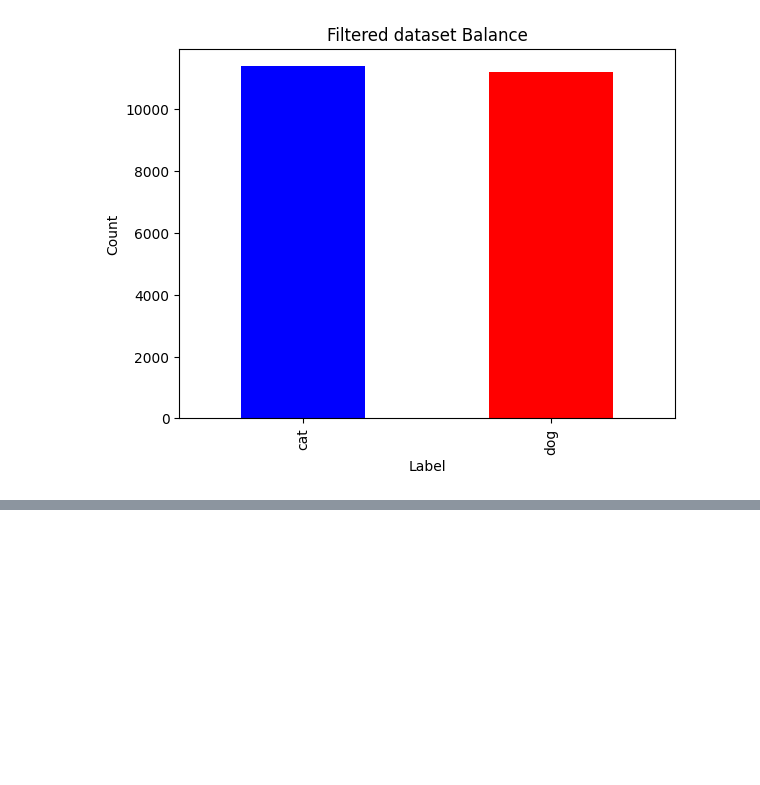
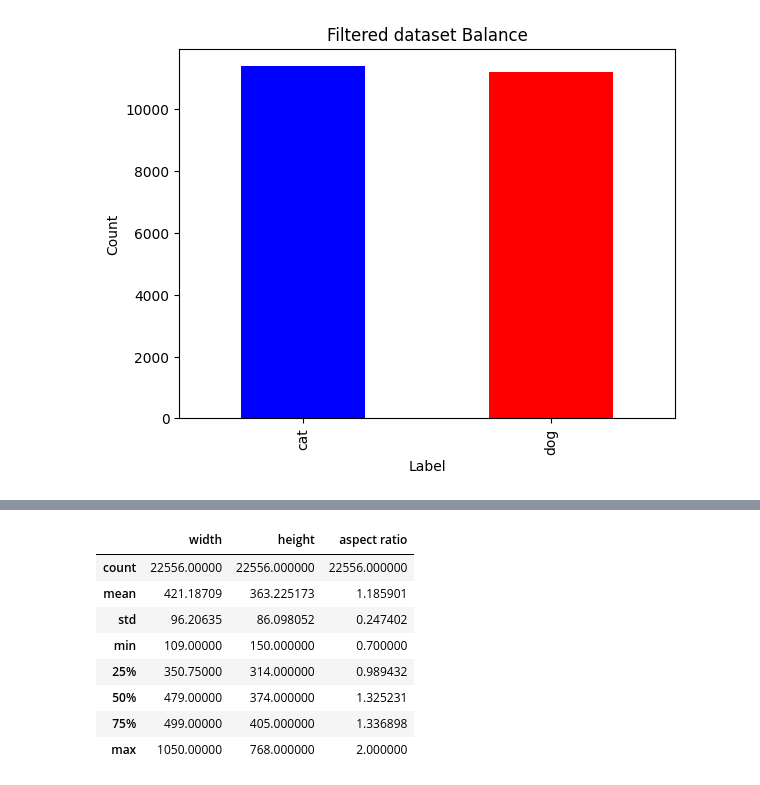
Before and after one commit to BakiRhina/Cats-and-Dogs, a Jupyter notebook: src/training.ipynb, the cells around one changed output, grey strips where cells are left out. Saved outputs shown, nothing was run; the diff lists cells and outputs as text; code cells hidden in the pictures; blank space fills up the shorter version.

Commit message:
shuffled data without index

```diff
--- a/src/training.ipynb
+++ b/src/training.ipynb
@@ -265,0 +270,13 @@ Text(0, 0.5, 'Count')
+# %%
+shuffled_data = full_data.sample(frac=1).reset_index(drop=True)
+shuffled_data.describe()
+# %% [output]
+|  | width | height | aspect ratio |
+| count | 22556.00000 | 22556.000000 | 22556.000000 |
+| mean | 421.18709 | 363.225173 | 1.185901 |
+| std | 96.20635 | 86.098052 | 0.247402 |
+| min | 109.00000 | 150.000000 | 0.700000 |
+| 25% | 350.75000 | 314.000000 | 0.989432 |
+| 50% | 479.00000 | 374.000000 | 1.325231 |
+| 75% | 499.00000 | 405.000000 | 1.336898 |
+| max | 1050.00000 | 768.000000 | 2.000000 |
```
Also changed, not shown: parts of 1 cell of this notebook.
